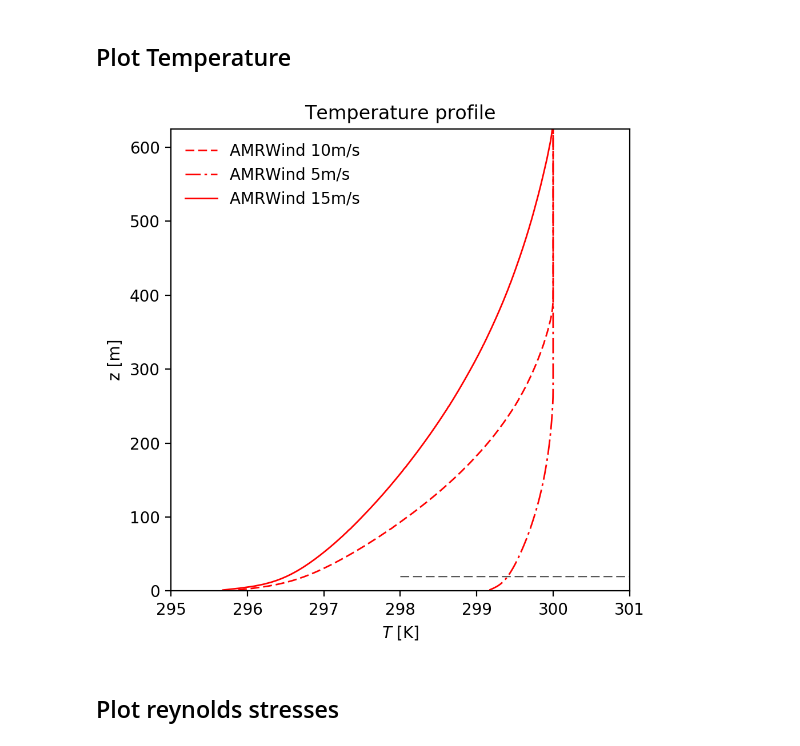
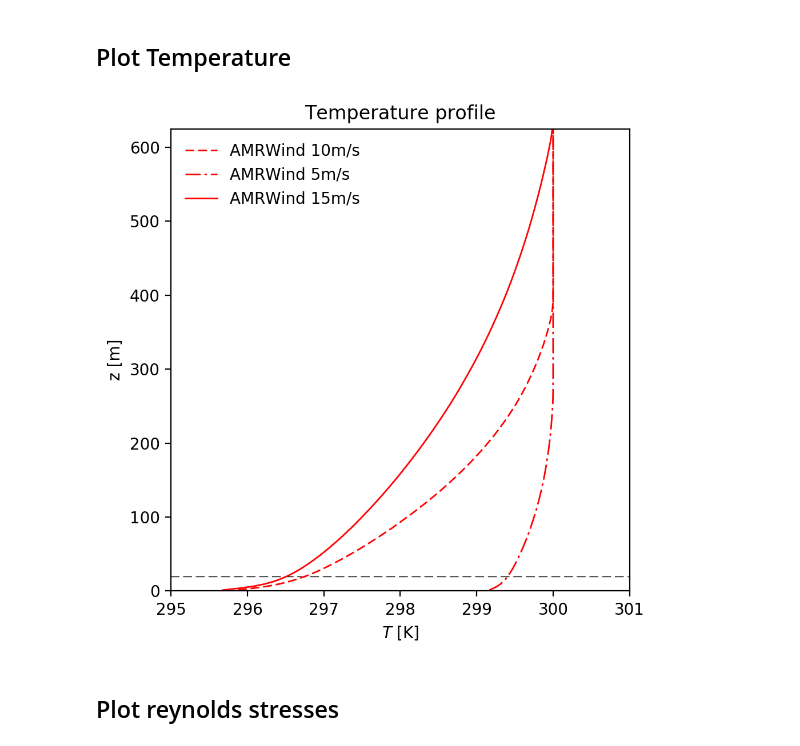
Before and after one commit to lawrenceccheung/AIAAScitech2021, a Jupyter notebook: Postprocessing/ABLStats/AMRWind_NaluWind_stable_AllWS_2p5Cubed.ipynb, the cells around one changed output. Cells and saved outputs as stored; diff of their text form; code cells hidden in the pictures.

```diff
--- a/Postprocessing/ABLStats/AMRWind_NaluWind_stable_AllWS_2p5Cubed.ipynb
+++ b/Postprocessing/ABLStats/AMRWind_NaluWind_stable_AllWS_2p5Cubed.ipynb
@@ -93,7 +93,7 @@ for hh in hubheights:
     for i in np.arange(Np): axs[i].hlines(hh, 200, 300, linestyles='dashed', linewidth=0.5)
 
 for i in np.arange(Np):
-    axs[i].set_xlabel(r'wind direction $\theta$ [deg]')
+    axs[i].set_xlabel(r'wind direction [deg]')
     axs[i].set_ylabel('z [m]')
     axs[i].legend(loc=0, frameon=False)
     axs[i].set_xlim(215, 255)
@@ -125,7 +125,7 @@ for l,c in l_cases.items():
     for i in np.arange(Np): axs[i].plot(cTI, c.z, label=l, color=ls['color'], linewidth=ls['lw'], linestyle=ls['ls'])
 
 for hh in hubheights:
-    for i in np.arange(Np): axs[i].hlines(hh, 0, 0.075, linestyles='dashed', linewidth=0.5)
+    for i in np.arange(Np): axs[i].hlines(hh, 0, 0.1, linestyles='dashed', linewidth=0.5)
 
 
 for i in np.arange(Np):
@@ -153,35 +153,35 @@ Np=1
 fig, ax = plt.subplots(1,Np,figsize=(5,5),sharey=False, dpi=200)
 axs = []; axs.append(ax)
 
 for l,c in l_cases.items():
     ls=styles[l]
     for i in np.arange(Np): axs[i].plot(c.T, c.z, label=l, color=ls['color'], linewidth=ls['lw'], linestyle=ls['ls'])
 
 for hh in hubheights:
-    for i in np.arange(Np): axs[i].hlines(hh, 298, 310, linestyles='dashed', linewidth=0.5)
+    for i in np.arange(Np): axs[i].hlines(hh, 290, 310, linestyles='dashed', linewidth=0.5)
 
 axs[0].set_xlabel(r'$T$ [K]')
 axs[0].set_ylabel('z [m]')
 axs[0].legend(loc='upper left', frameon=False)
 #axs[0].set_ylim(1020,1060);
 axs[0].set_xlim(295,301)
 axs[0].set_ylim(0,maxy)
 #axs[0].grid()
 axs[0].set_title('Temperature profile')
 
 #axs[1].set_xlabel(r'$<T>$')
 #axs[1].set_ylabel('z')
 #axs[1].legend(loc='upper left')
 #axs[1].set_xlim(298,301)
 #axs[1].set_ylim(0,200)
 #axs[1].grid()
 #axs[1].set_title('Stable 5 m/s Temperature profile')
 
 plt.tight_layout()
 
 if savefigs: plt.savefig(figdir+'/'+saveprefix+'_T.png')
 # %% [output]
-[figure, old version]
+[figure, new version]
 # %% [markdown]
 ## Plot reynolds stresses
 # %%
```
Also changed, not shown: parts of 2 cells of this notebook, 9 other files.
